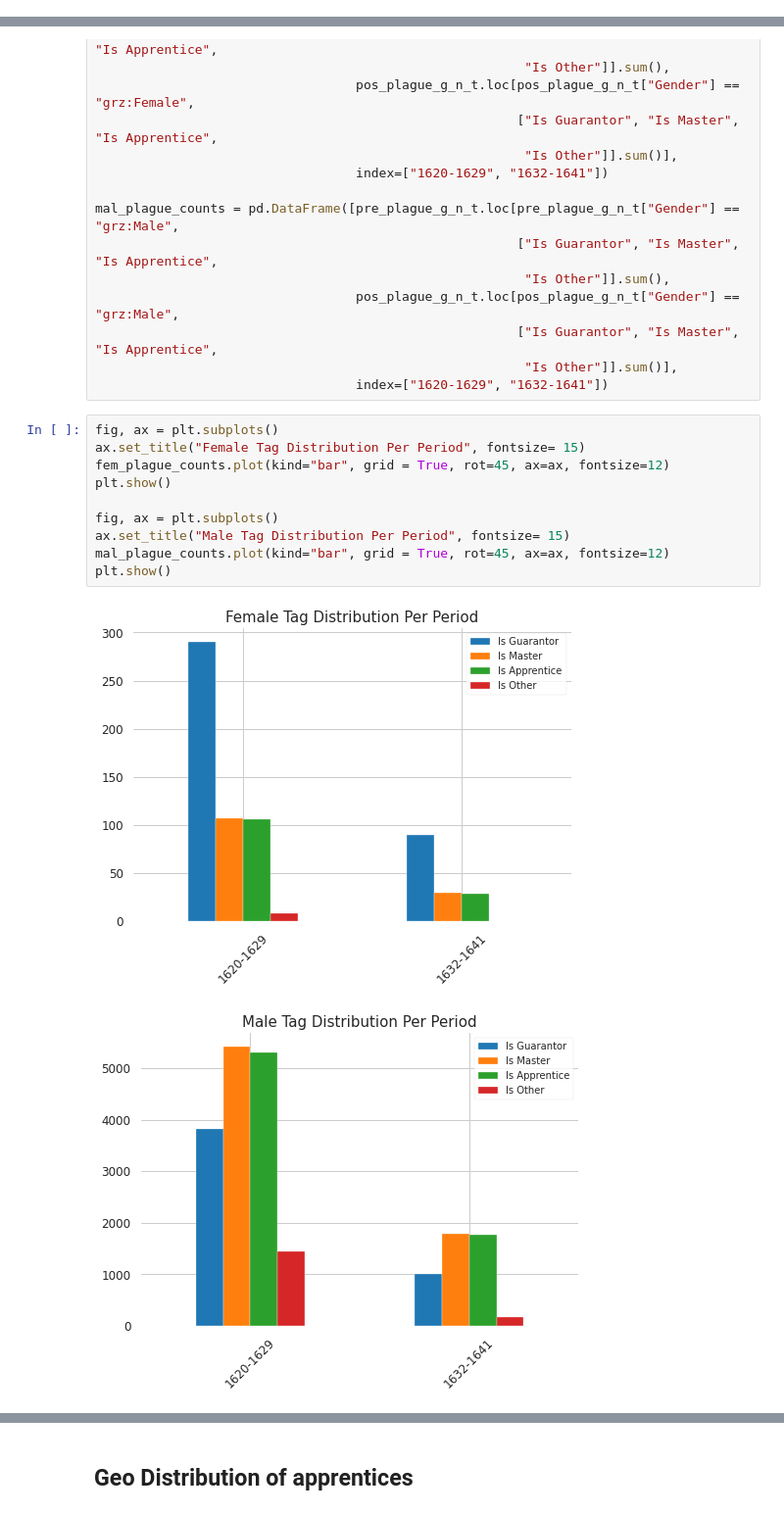
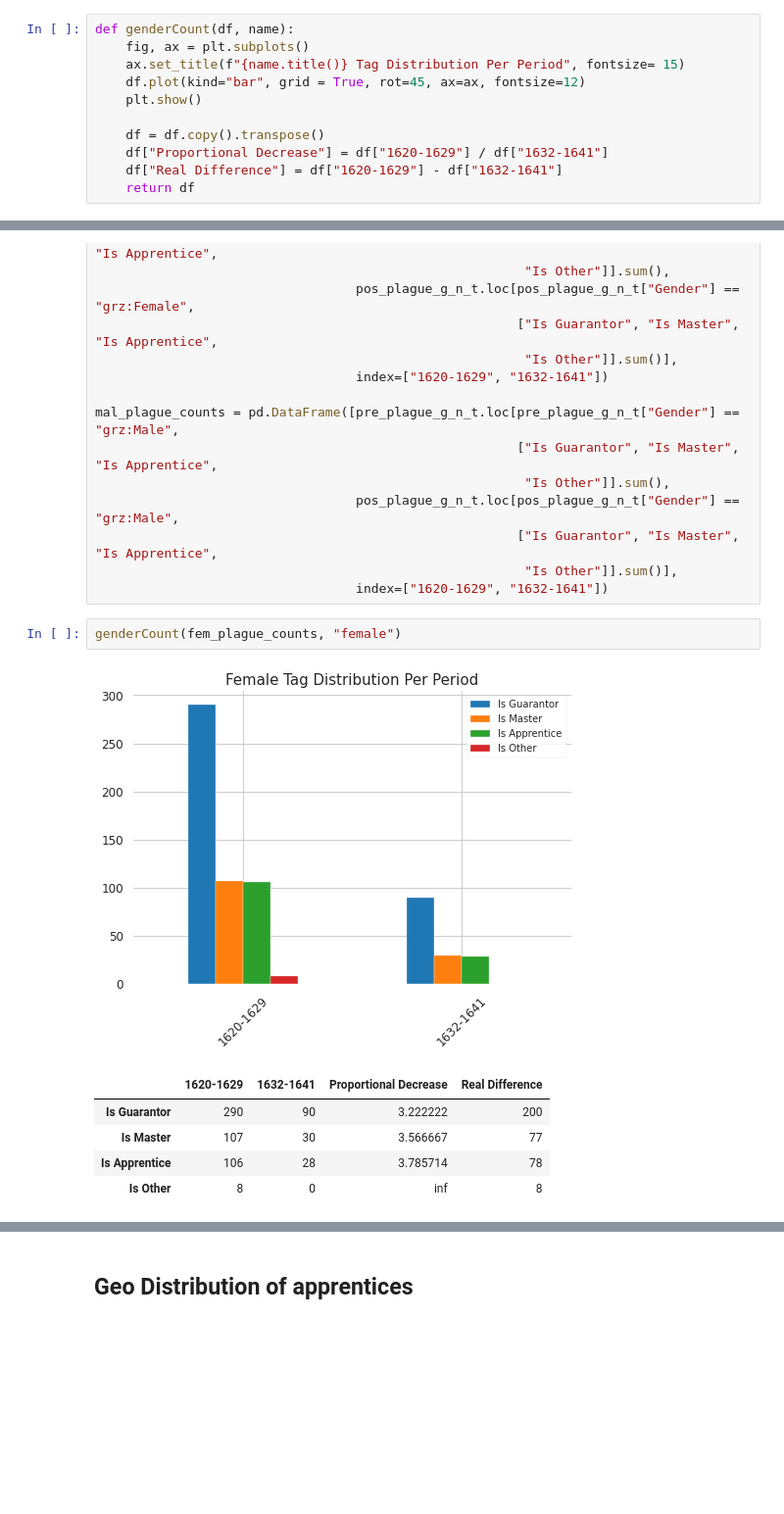
Before and after one commit to AlricRahl/Garzoni-Dataset-Exploration, a Jupyter notebook: src/Progress Notebook.ipynb, the cells around one changed output, grey strips where cells are left out. Shown at 98% size. Cells and saved outputs as stored; diff of their text form; blank space fills up the shorter version.

```diff
--- a/src/Progress Notebook.ipynb
+++ b/src/Progress Notebook.ipynb
@@ -1092,5 +1141,16 @@ plt.show()
 # %% [markdown]
 ## Gender Against Tag ##
+# %%
+def genderCount(df, name):
+    fig, ax = plt.subplots()
+    ax.set_title(f"{name.title()} Tag Distribution Per Period", fontsize= 15)
+    df.plot(kind="bar", grid = True, rot=45, ax=ax, fontsize=12)
+    plt.show()
+
+    df = df.copy().transpose()
+    df["Proportional Decrease"] = df["1620-1629"] / df["1632-1641"]
+    df["Real Difference"] = df["1620-1629"] - df["1632-1641"]
+    return df
 # %%
 sub_tables_ug = clnt.loadPickle("../data/pickles/sub_tables.pkl")
 sub_tables_ug = sub_tables_ug.merge(the_table[["Contract ID", "Contract Date"]],
@@ -1116,16 +1176,12 @@ mal_plague_counts = pd.DataFrame([pre_plague_g_n_t.loc[pre_plague_g_n_t["Gender"
                                                        ["Is Guarantor", "Is Master", "Is Apprentice",
                                                         "Is Other"]].sum()],
                                   index=["1620-1629", "1632-1641"])
-# %%
-fig, ax = plt.subplots()
-ax.set_title("Female Tag Distribution Per Period", fontsize= 15)
-fem_plague_counts.plot(kind="bar", grid = True, rot=45, ax=ax, fontsize=12)
-plt.show()
-
-fig, ax = plt.subplots()
-ax.set_title("Male Tag Distribution Per Period", fontsize= 15)
-mal_plague_counts.plot(kind="bar", grid = True, rot=45, ax=ax, fontsize=12)
-plt.show()
-# %% [output]
-[figure, removed]
-[figure, removed]
+# %%
+genderCount(fem_plague_counts, "female")
+# %% [output]
+[figure, added]
+|  | 1620-1629 | 1632-1641 | Proportional Decrease | Real Difference |
+| Is Guarantor | 290 | 90 | 3.222222 | 200 |
+| Is Master | 107 | 30 | 3.566667 | 77 |
+| Is Apprentice | 106 | 28 | 3.785714 | 78 |
+| Is Other | 8 | 0 | inf | 8 |
```
Also changed, not shown: parts of 11 cells of this notebook, 2 other files.
